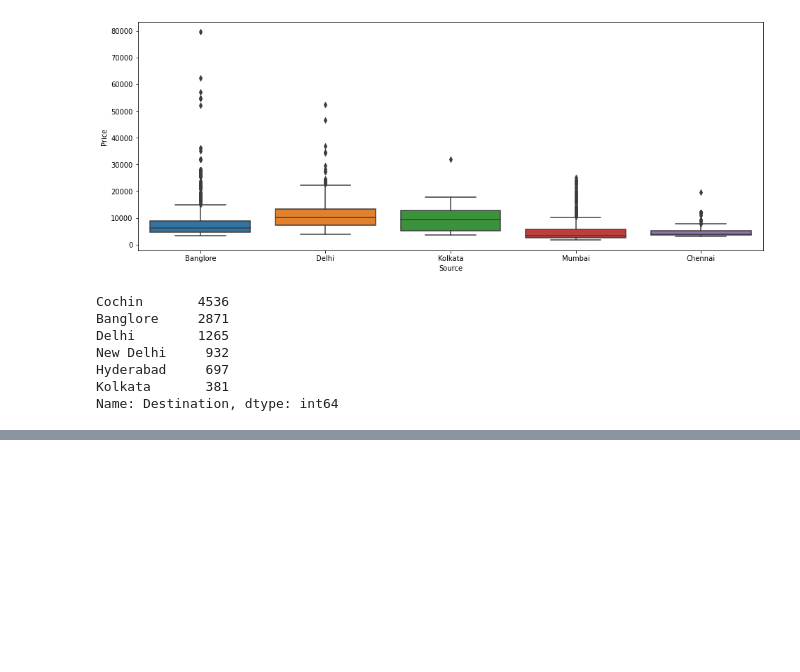
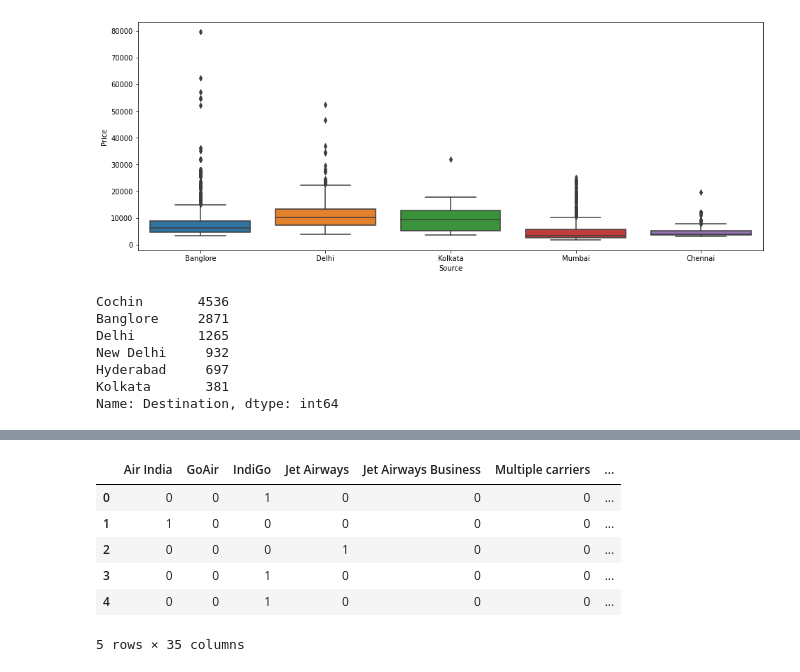
Before and after one commit to aryatomarAI/Real_World_DS_Projects, a Jupyter notebook: Project_1_(Airline Ticket Price)/Airline_tickets_Price_Prediction.ipynb, the cells around one changed output, grey strips where cells are left out. Cells and saved outputs as stored; diff of their text form; code cells hidden in the pictures; blank space fills up the shorter version.

```diff
--- a/Project_1_(Airline Ticket Price)/Airline_tickets_Price_Prediction.ipynb
+++ b/Project_1_(Airline Ticket Price)/Airline_tickets_Price_Prediction.ipynb
@@ -347,0 +504,12 @@ Name: Destination, dtype: int64
+# %%
+training_data=pd.concat([Airline,Source,Destination,categorical,train_data[cont_col]],axis=1)
+# %%
+training_data.head()
+# %% [output]
+|  | Air India | GoAir | IndiGo | Jet Airways | Jet Airways Business | Multiple carriers | ... |
+| 0 | 0 | 0 | 1 | 0 | 0 | 0 | ... |
+| 1 | 1 | 0 | 0 | 0 | 0 | 0 | ... |
+| 2 | 0 | 0 | 0 | 1 | 0 | 0 | ... |
+| 3 | 0 | 0 | 1 | 0 | 0 | 0 | ... |
+| 4 | 0 | 0 | 1 | 0 | 0 | 0 | ... |
+5 rows × 35 columns
```
Also changed, not shown: parts of 26 cells of this notebook.
